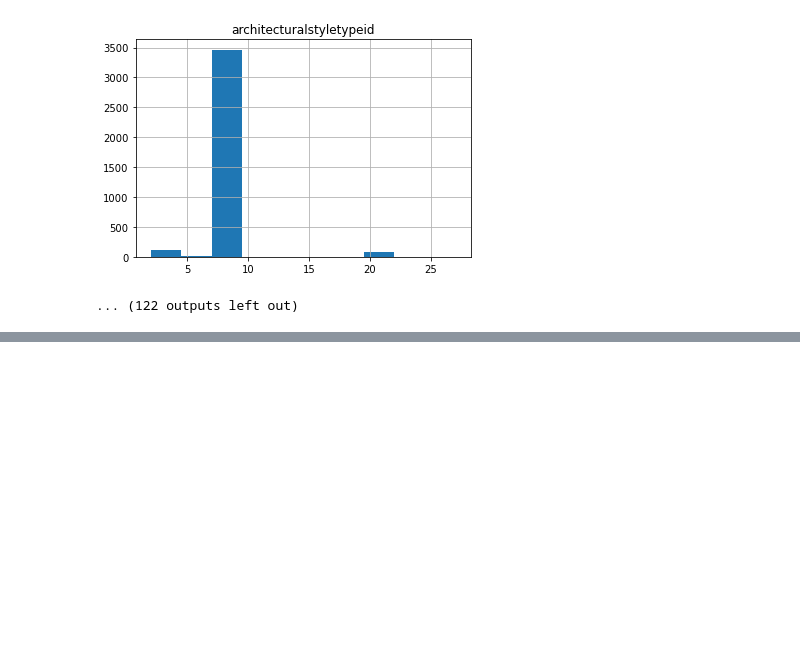
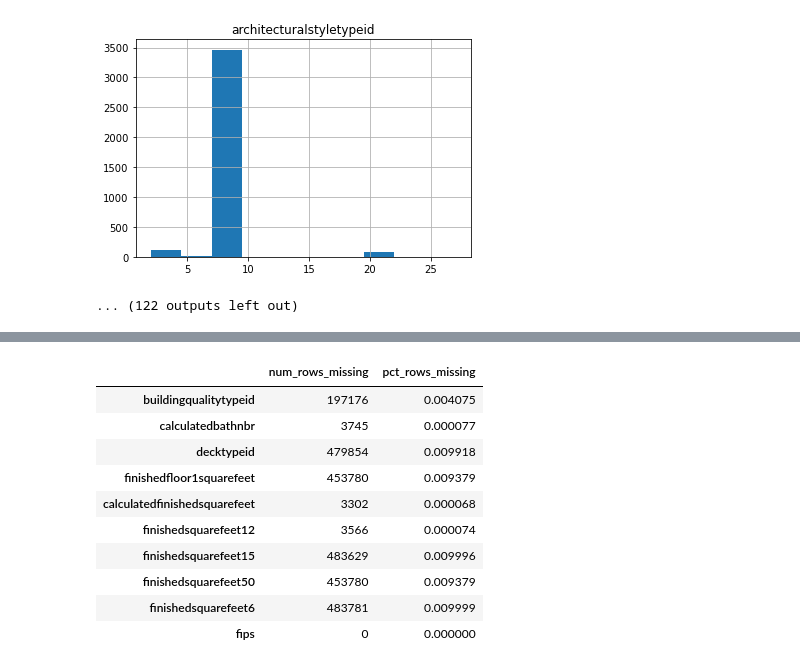
Before and after one commit to Severina7/clustering_exercises, a Jupyter notebook: zillow.ipynb, the cells around one changed output, grey strips where cells are left out. Cells and saved outputs as stored; diff of their text form; code cells hidden in the pictures; blank space fills up the shorter version.

```diff
--- a/zillow.ipynb
+++ b/zillow.ipynb
@@ -212,0 +237,23 @@ houses4 = houses3.T.drop_duplicates().T
+# %%
+ multi_frequency(houses, ['buildingqualitytypeid',
+ 'calculatedbathnbr',
+ 'decktypeid',
+ 'finishedfloor1squarefeet',
+ 'calculatedfinishedsquarefeet',
+ 'finishedsquarefeet12',
+ 'finishedsquarefeet15',
+ 'finishedsquarefeet50',
+ 'finishedsquarefeet6',
+ 'fips'])
+# %% [output]
+|  | num_rows_missing | pct_rows_missing |
+| buildingqualitytypeid | 197176 | 0.004075 |
+| calculatedbathnbr | 3745 | 0.000077 |
+| decktypeid | 479854 | 0.009918 |
+| finishedfloor1squarefeet | 453780 | 0.009379 |
+| calculatedfinishedsquarefeet | 3302 | 0.000068 |
+| finishedsquarefeet12 | 3566 | 0.000074 |
+| finishedsquarefeet15 | 483629 | 0.009996 |
+| finishedsquarefeet50 | 453780 | 0.009379 |
+| finishedsquarefeet6 | 483781 | 0.009999 |
+| fips | 0 | 0.000000 |
```
Also changed, not shown: parts of 10 cells of this notebook, 1 other file.
